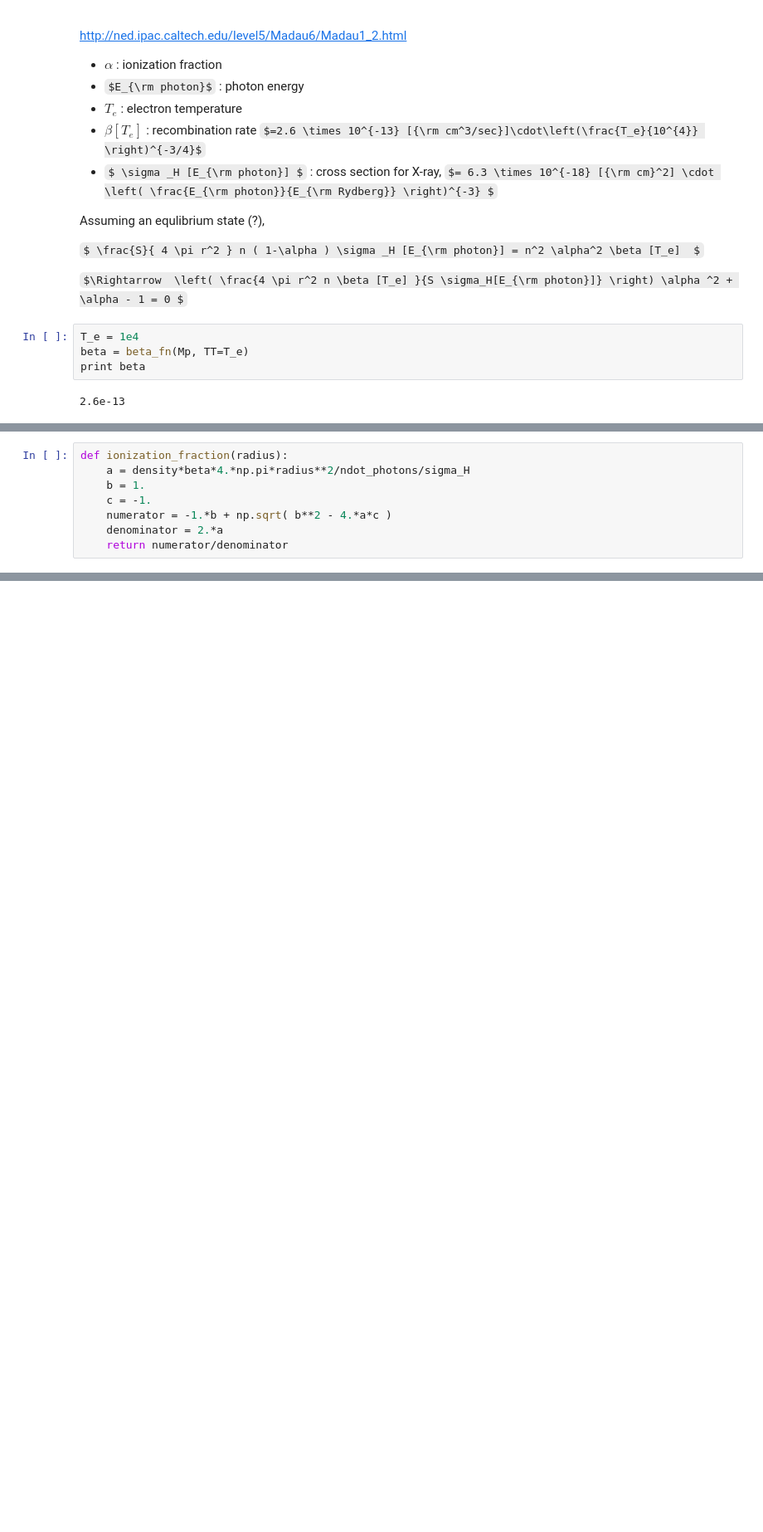
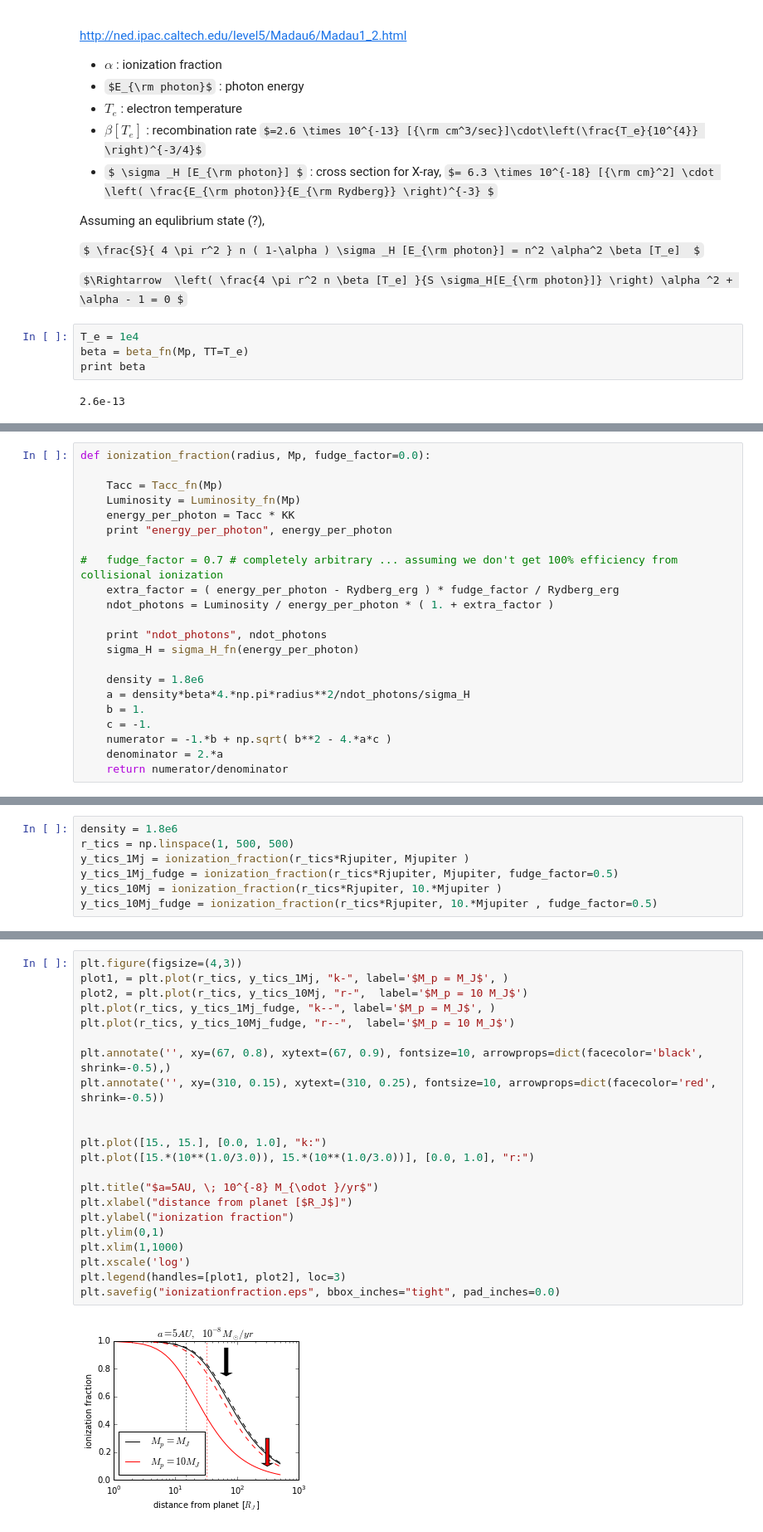
Before and after one commit to dsspiegel/radioRGHJ, a Jupyter notebook: code/ionizedsphere_cgs.ipynb, the cells around one changed output, grey strips where cells are left out. Shown at 83% size. Saved outputs shown, nothing was run; the diff lists cells and outputs as text; some formulas as TeX source; blank space fills up the shorter version.

```diff
--- a/code/ionizedsphere_cgs.ipynb
+++ b/code/ionizedsphere_cgs.ipynb
@@ -228,5 +278,19 @@ print beta
 # %%
-def ionization_fraction(radius):
+def ionization_fraction(radius, Mp, fudge_factor=0.0):
+
+    Tacc = Tacc_fn(Mp)
+    Luminosity = Luminosity_fn(Mp)
+    energy_per_photon = Tacc * KK
+    print "energy_per_photon", energy_per_photon
+
+#   fudge_factor = 0.7 # completely arbitrary ... assuming we don't get 100% efficiency from collisional ionization
+    extra_factor = ( energy_per_photon - Rydberg_erg ) * fudge_factor / Rydberg_erg
+    ndot_photons = Luminosity / energy_per_photon * ( 1. + extra_factor )
+
+    print "ndot_photons", ndot_photons
+    sigma_H = sigma_H_fn(energy_per_photon)
+
+    density = 1.8e6
     a = density*beta*4.*np.pi*radius**2/ndot_photons/sigma_H
     b = 1.
     c = -1.
@@ -247,0 +300,7 @@ plt.show()
+# %%
+density = 1.8e6
+r_tics = np.linspace(1, 500, 500)
+y_tics_1Mj = ionization_fraction(r_tics*Rjupiter, Mjupiter )
+y_tics_1Mj_fudge = ionization_fraction(r_tics*Rjupiter, Mjupiter, fudge_factor=0.5)
+y_tics_10Mj = ionization_fraction(r_tics*Rjupiter, 10.*Mjupiter )
+y_tics_10Mj_fudge = ionization_fraction(r_tics*Rjupiter, 10.*Mjupiter , fudge_factor=0.5)
@@ -247,0 +316,24 @@ plt.show()
+# %%
+plt.figure(figsize=(4,3))
+plot1, = plt.plot(r_tics, y_tics_1Mj, "k-", label='$M_p = M_J$', )
+plot2, = plt.plot(r_tics, y_tics_10Mj, "r-",  label='$M_p = 10 M_J$')
+plt.plot(r_tics, y_tics_1Mj_fudge, "k--", label='$M_p = M_J$', )
+plt.plot(r_tics, y_tics_10Mj_fudge, "r--",  label='$M_p = 10 M_J$')
+
+plt.annotate('', xy=(67, 0.8), xytext=(67, 0.9), fontsize=10, arrowprops=dict(facecolor='black', shrink=-0.5),)
+plt.annotate('', xy=(310, 0.15), xytext=(310, 0.25), fontsize=10, arrowprops=dict(facecolor='red', shrink=-0.5))
+
+
+plt.plot([15., 15.], [0.0, 1.0], "k:")
+plt.plot([15.*(10**(1.0/3.0)), 15.*(10**(1.0/3.0))], [0.0, 1.0], "r:")
+
+plt.title("$a=5AU, \; 10^{-8} M_{\odot }/yr$")
+plt.xlabel("distance from planet [$R_J$]")
+plt.ylabel("ionization fraction")
+plt.ylim(0,1)
+plt.xlim(1,1000)
+plt.xscale('log')
+plt.legend(handles=[plot1, plot2], loc=3)
+plt.savefig("ionizationfraction.eps", bbox_inches="tight", pad_inches=0.0)
+# %% [output]
+[figure, added]
```
Also changed, not shown: parts of 32 cells of this notebook, 2 other files.
